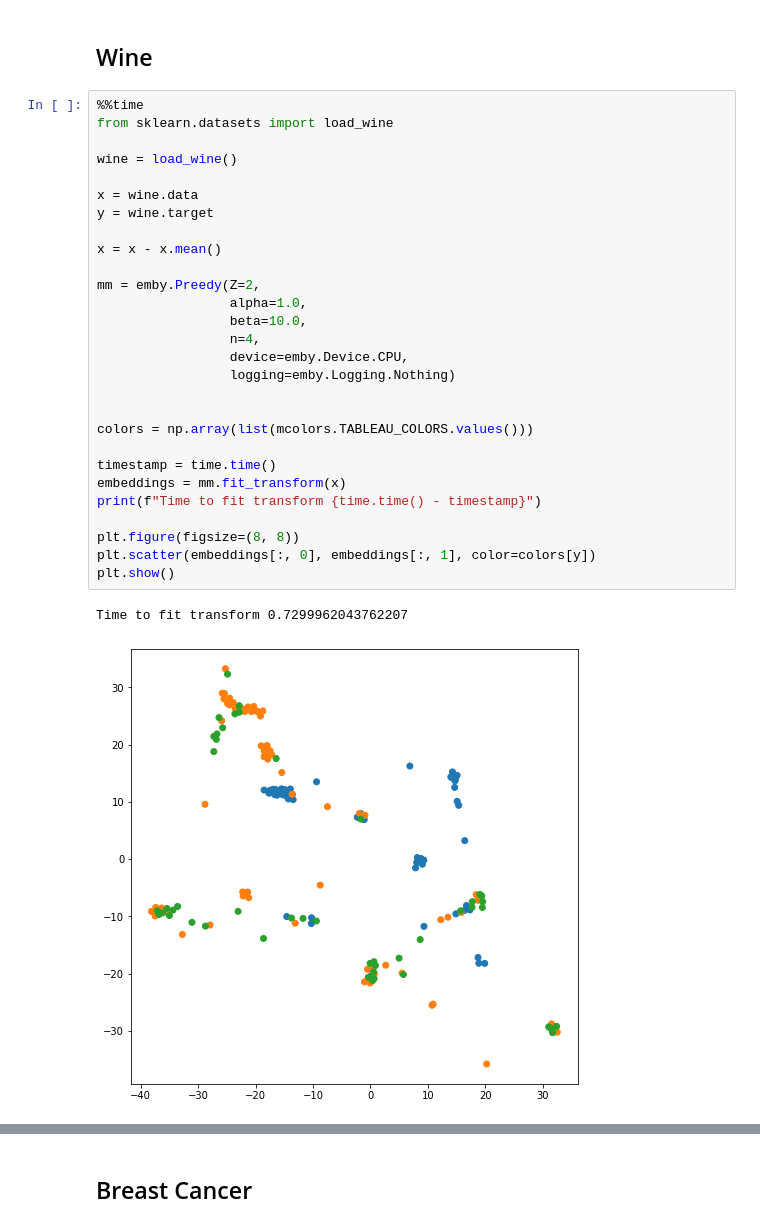
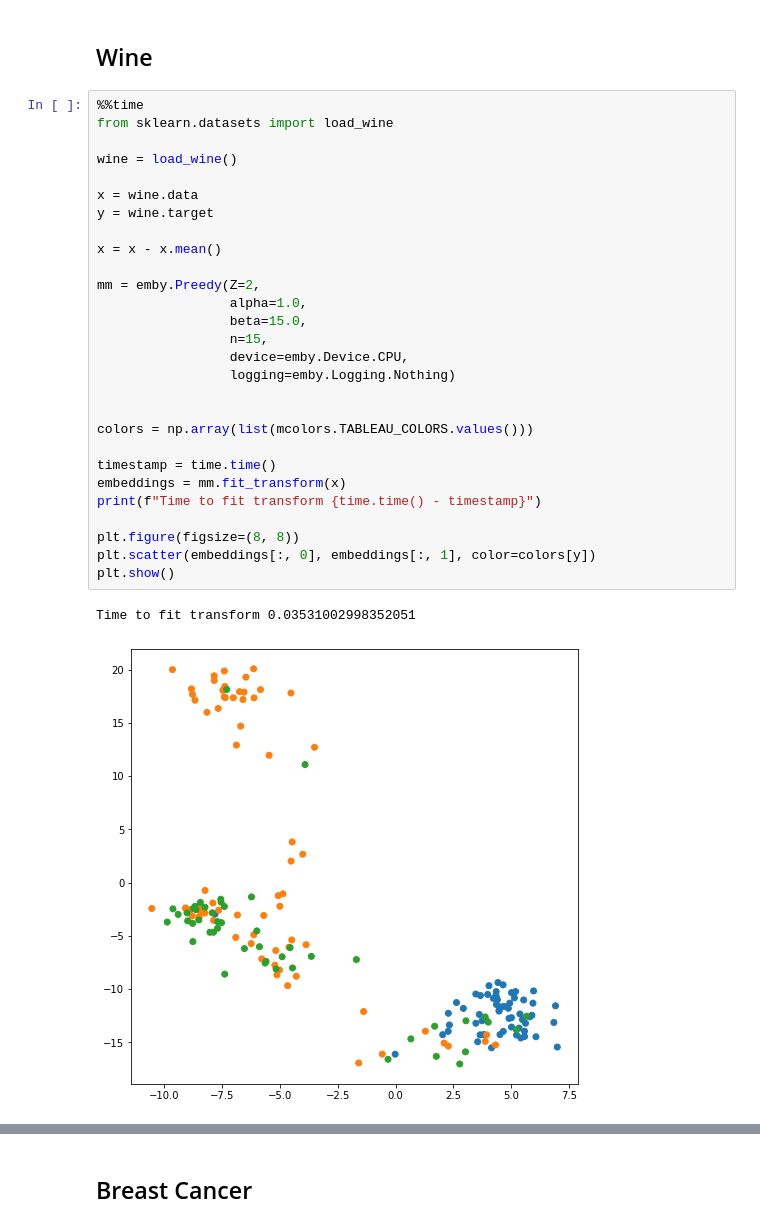
Before and after one commit to JonasRSV/emby, a Jupyter notebook: examples/preedy_examples.ipynb, the cells around one changed output, grey strips where cells are left out. Drawn from its saved outputs; the diff is of its cells as text.

```diff
--- a/examples/preedy_examples.ipynb
+++ b/examples/preedy_examples.ipynb
@@ -89,31 +89,31 @@ Wine
 # %%
 %%time
 from sklearn.datasets import load_wine
 
 wine = load_wine()
 
 x = wine.data
 y = wine.target
 
 x = x - x.mean()
 
 mm = emby.Preedy(Z=2,
                  alpha=1.0,
-                 beta=10.0,
-                 n=4,
+                 beta=15.0,
+                 n=15,
                  device=emby.Device.CPU,
                  logging=emby.Logging.Nothing)
 
 
 colors = np.array(list(mcolors.TABLEAU_COLORS.values()))
 
 timestamp = time.time()
 embeddings = mm.fit_transform(x)
 print(f"Time to fit transform {time.time() - timestamp}")
 
 plt.figure(figsize=(8, 8))
 plt.scatter(embeddings[:, 0], embeddings[:, 1], color=colors[y])
 plt.show()
 # %% [output]
-Time to fit transform 0.7299962043762207
+Time to fit transform 0.03531002998352051
-[figure, old version]
+[figure, new version]
```
Also changed, not shown: parts of 4 cells of this notebook, 9 other files.
